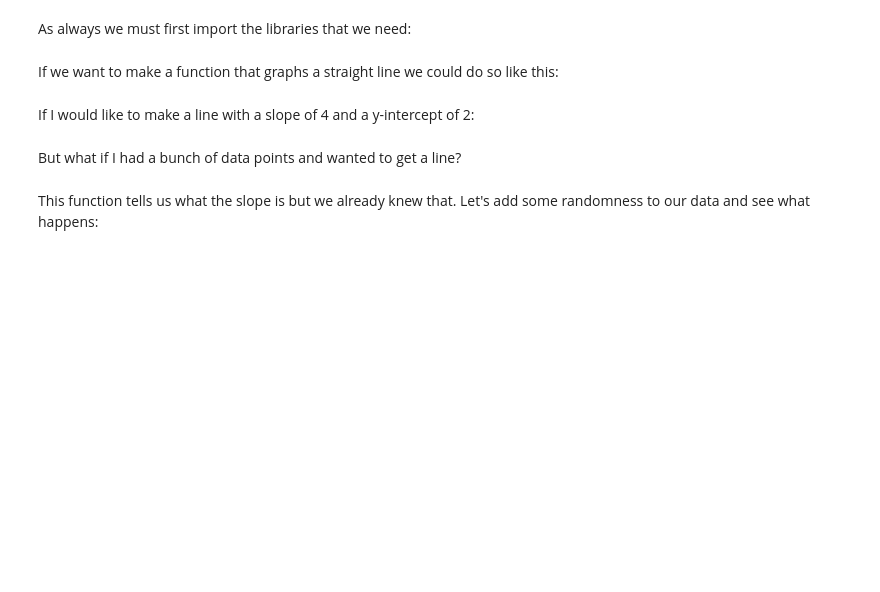
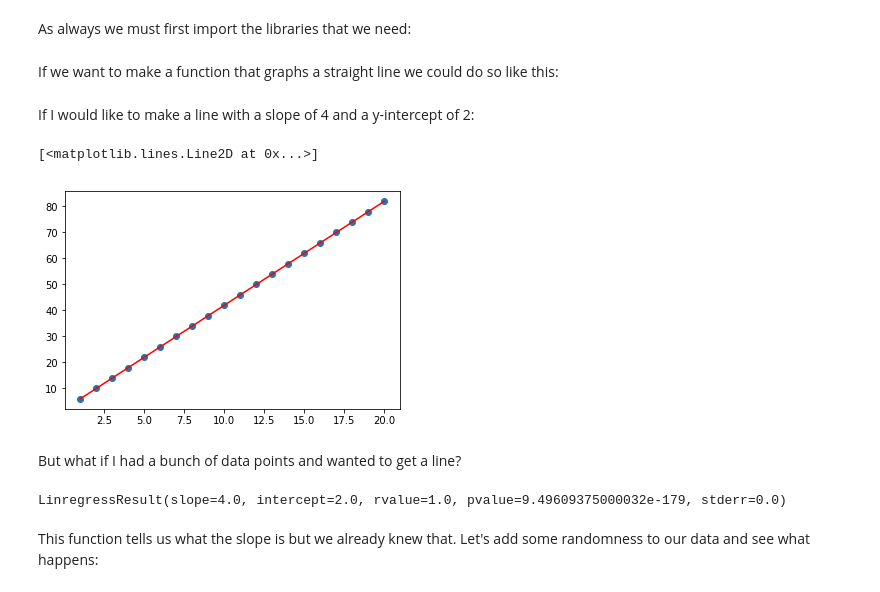
Before and after one commit to UWStemSubML2022/Regression, a Jupyter notebook: Regression.ipynb, the cells around one changed output. Cells and saved outputs as stored; diff of their text form; code cells hidden in the pictures; blank space fills up the shorter version.

Commit message:
Updated regression notebook

```diff
--- a/Regression.ipynb
+++ b/Regression.ipynb
@@ -9,7 +9,33 @@ import matplotlib.pyplot as plt
 import random
 # %% [markdown]
 If we want to make a function that graphs a straight line we could do so like this:
+# %%
+# declare function called linear_line
+# function takes an array fro the x values,
+# and a number for the slope (m) and the
+# y-intercept(b), then returns an array of y values
+
+def linear_line(x, m, b): # declaration of function
+    return m*x + b #function returns y = m*x + b
 # %% [markdown]
 If I would like to make a line with a slope of 4 and a y-intercept of 2:
+# %%
+m = 4 # set m (slope) equal to 4
+b = 2 # set b (y-intercept) equal to 2
+
+# the numpy arrange function is of the
+# form np.arrange(start, end, increment)
+x = np.arange(1, 21, 1) # create numpy array from 1 to 21 in increments
+                        # of 1
+
+# create y that corresponds to x using the linear_line(x, m, b)
+y = linear_line(x, m, b)
+# %%
+# plot the points as a scatter plot and as a line
+plt.scatter(x, y)
+plt.plot(x, y, color='red')
+# %% [output]
+[<matplotlib.lines.Line2D at 0x...>]
+[figure, added]
 # %% [markdown]
 But what if I had a bunch of data points and wanted to get a line?
@@ -18,2 +45,7 @@ from scipy import stats
+# %%
+# run linear regression on the (x, y) points we made
+stats.linregress(x, y)
+# %% [output]
+LinregressResult(slope=4.0, intercept=2.0, rvalue=1.0, pvalue=9.49609375000032e-179, stderr=0.0)
 # %% [markdown]
 This function tells us what the slope is but we already knew that. Let's add some randomness to our data and see what happens:
```
Also changed, not shown: parts of 14 cells of this notebook.
